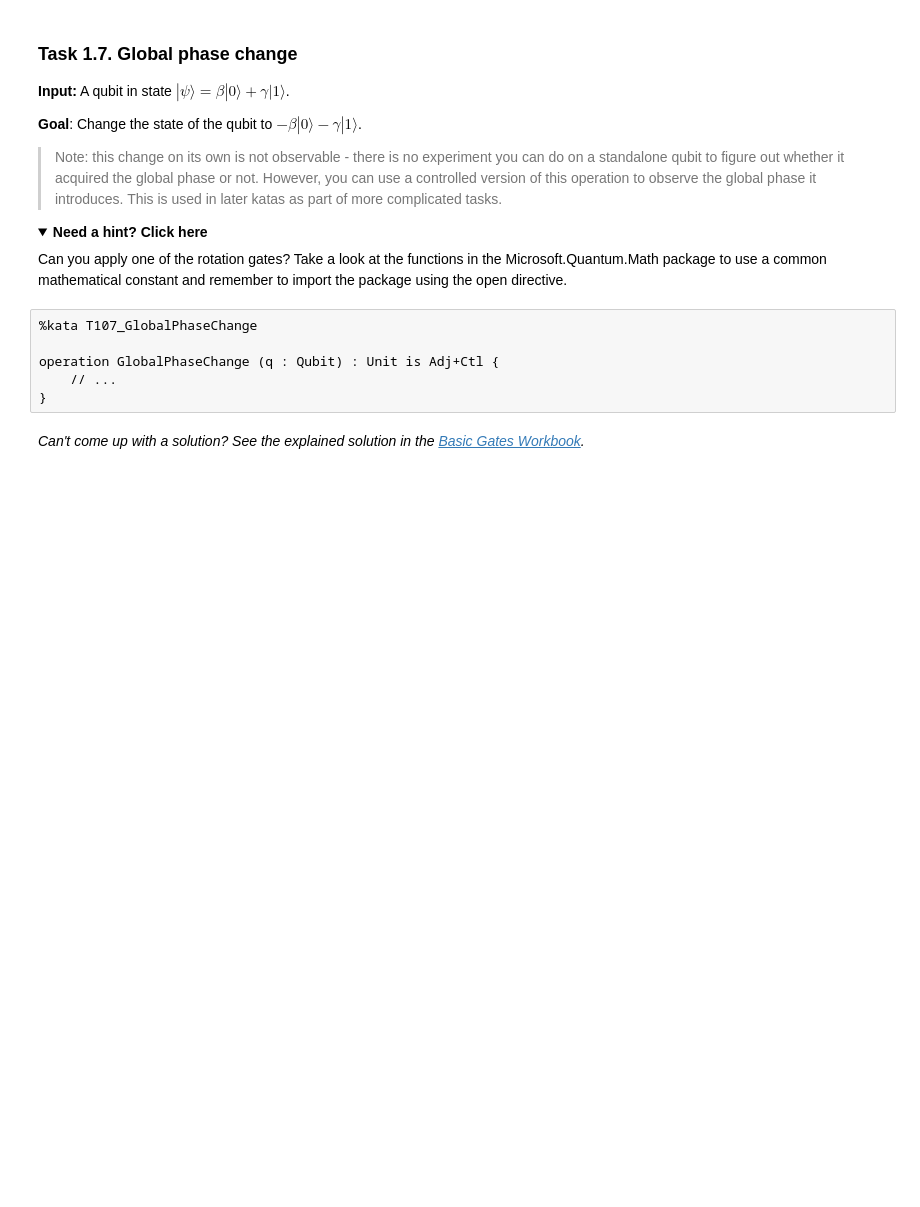
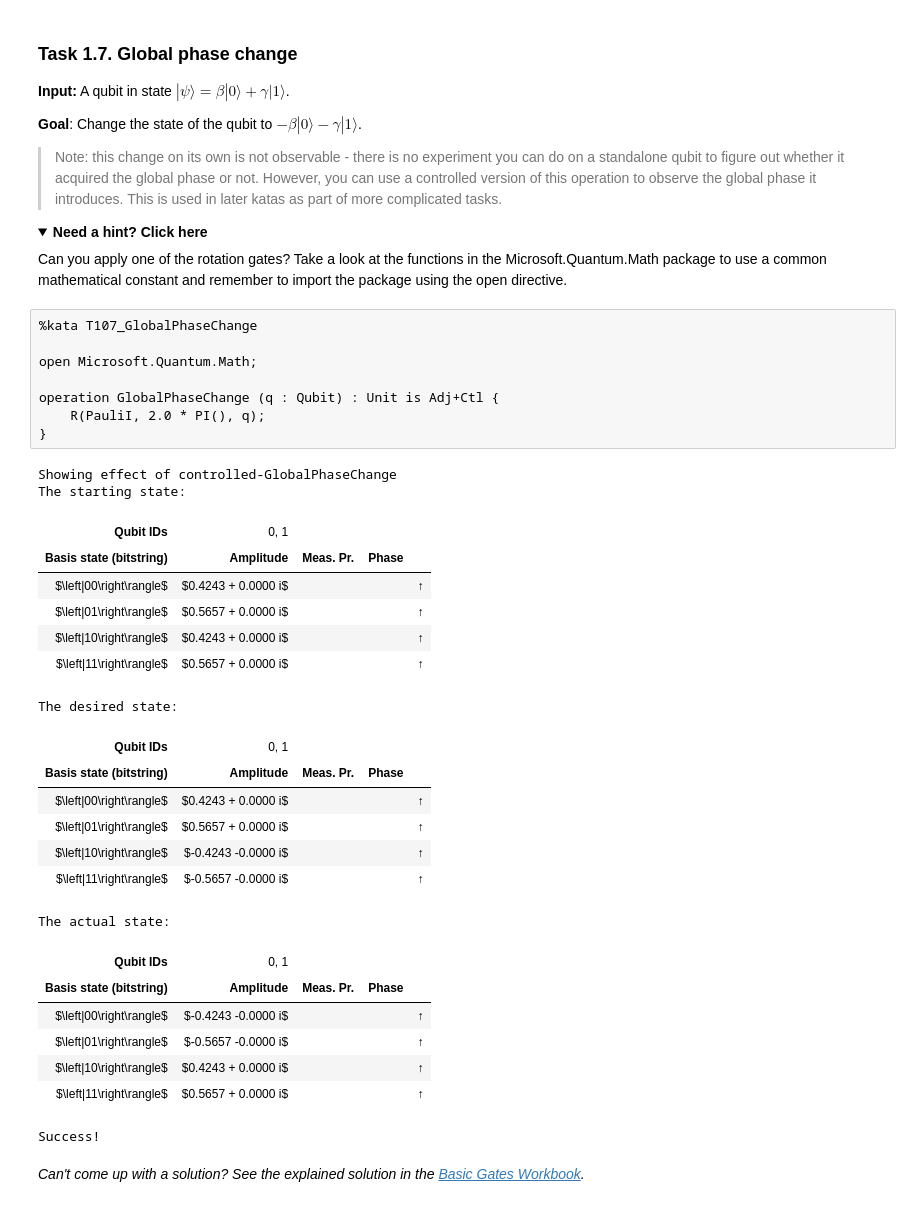
Before and after one commit to Diego-Messmacher/QuantumKatas, a Jupyter notebook: BasicGates/BasicGates.ipynb, the cells around one changed output. Saved outputs shown, nothing was run; the diff lists cells and outputs as text; folded sections open; blank space fills up the shorter version.

```diff
--- a/BasicGates/BasicGates.ipynb
+++ b/BasicGates/BasicGates.ipynb
@@ -172,9 +278,35 @@ operation PhaseChange (alpha : Double, q : Qubit) : Unit is Adj+Ctl {
 # %%
 %kata T107_GlobalPhaseChange
 
+open Microsoft.Quantum.Math;
+
 operation GlobalPhaseChange (q : Qubit) : Unit is Adj+Ctl {
-    // ...
+    R(PauliI, 2.0 * PI(), q);
 }
+# %% [output]
+Showing effect of controlled-GlobalPhaseChange
+The starting state:
+| Qubit IDs | 0, 1 |
+| Basis state (bitstring) | Amplitude | Meas. Pr. | Phase |
+| $\left|00\right\rangle$ | $0.4243 + 0.0000 i$ |  |  | ↑ |
+| $\left|01\right\rangle$ | $0.5657 + 0.0000 i$ |  |  | ↑ |
+| $\left|10\right\rangle$ | $0.4243 + 0.0000 i$ |  |  | ↑ |
+| $\left|11\right\rangle$ | $0.5657 + 0.0000 i$ |  |  | ↑ |
+The desired state:
+| Qubit IDs | 0, 1 |
+| Basis state (bitstring) | Amplitude | Meas. Pr. | Phase |
+| $\left|00\right\rangle$ | $0.4243 + 0.0000 i$ |  |  | ↑ |
+| $\left|01\right\rangle$ | $0.5657 + 0.0000 i$ |  |  | ↑ |
+| $\left|10\right\rangle$ | $-0.4243 -0.0000 i$ |  |  | ↑ |
+| $\left|11\right\rangle$ | $-0.5657 -0.0000 i$ |  |  | ↑ |
+The actual state:
+| Qubit IDs | 0, 1 |
+| Basis state (bitstring) | Amplitude | Meas. Pr. | Phase |
+| $\left|00\right\rangle$ | $-0.4243 -0.0000 i$ |  |  | ↑ |
+| $\left|01\right\rangle$ | $-0.5657 -0.0000 i$ |  |  | ↑ |
+| $\left|10\right\rangle$ | $0.4243 + 0.0000 i$ |  |  | ↑ |
+| $\left|11\right\rangle$ | $0.5657 + 0.0000 i$ |  |  | ↑ |
+Success!
 # %% [markdown]
 *Can't come up with a solution? See the explained solution in the [Basic Gates Workbook](./Workbook_BasicGates.ipynb#Task-1.7.-Global-phase-change).*
 # %% [markdown]
```
Also changed, not shown: parts of 6 cells of this notebook, 3 other files.
